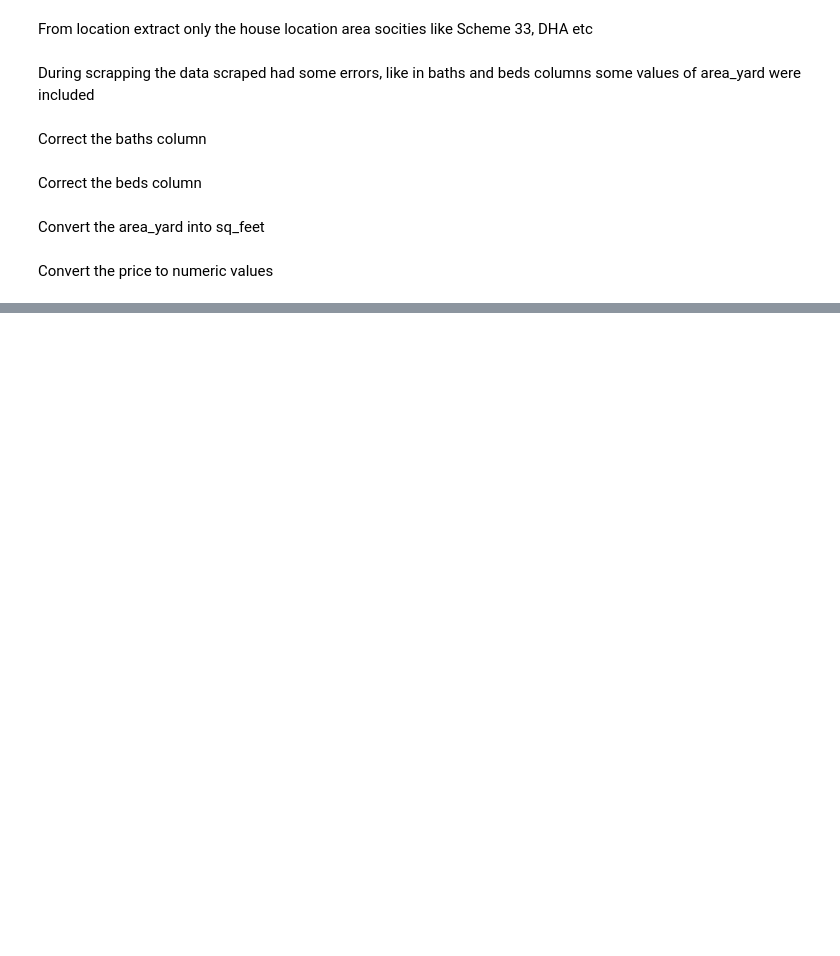
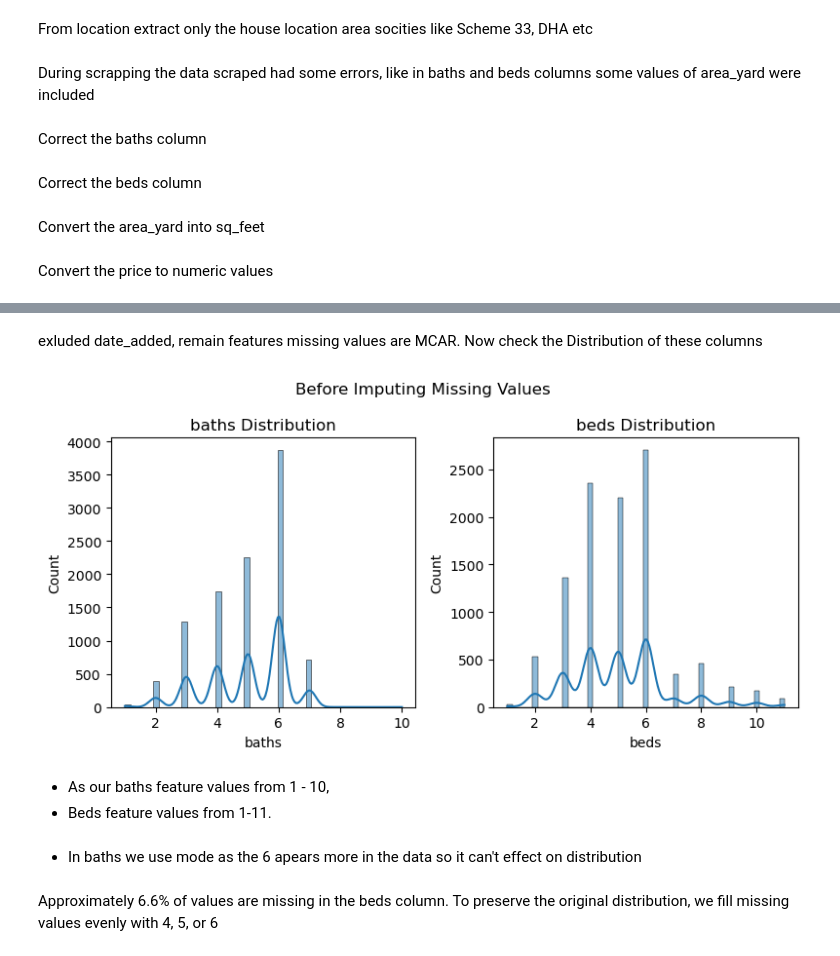
Before and after one commit to danisharain12/Price-Prediction-of-Karachi-Houses, a Jupyter notebook: Houses_Price_Prediction_of_Karachi.ipynb, the cells around one changed output, grey strips where cells are left out. Saved outputs shown, nothing was run; the diff lists cells and outputs as text; code cells hidden in the pictures; blank space fills up the shorter version.

```diff
--- a/Houses_Price_Prediction_of_Karachi.ipynb
+++ b/Houses_Price_Prediction_of_Karachi.ipynb
@@ -122,0 +158,21 @@ df['numeric_price'] = df['price'].apply(convert_price)
+# %% [markdown]
+exluded date_added, remain features missing values are MCAR.
+Now check the Distribution of these columns
+# %%
+num_missing = ['baths','beds']
+
+plt.figure(figsize=(8,4))
+for i, col in enumerate(num_missing):
+    plt.subplot(1,2,i+1)
+    sns.histplot(data=df, x=col, kde=True)
+    plt.title(f'{col} Distribution')
+    plt.suptitle('Before Imputing Missing Values')
+plt.tight_layout()
+plt.show()
+# %% [output]
+[figure, added]
+# %% [markdown]
+- As our baths feature values from 1 - 10,
+- Beds feature values from 1-11.
+# %% [markdown]
+- In baths we use mode as the 6 apears more in the data so it can't effect on distribution
@@ -122,0 +181,2 @@ df['numeric_price'] = df['price'].apply(convert_price)
+# %% [markdown]
+Approximately 6.6% of values are missing in the beds column. To preserve the original distribution, we fill missing values evenly with 4, 5, or 6
```
Also changed, not shown: parts of 36 cells of this notebook.
